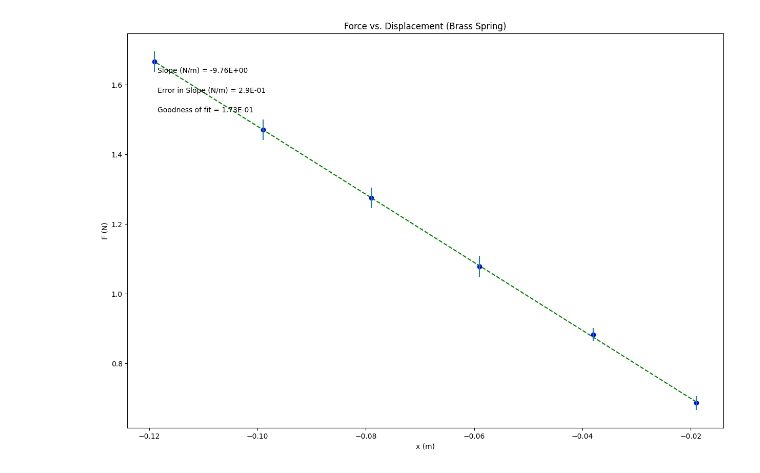
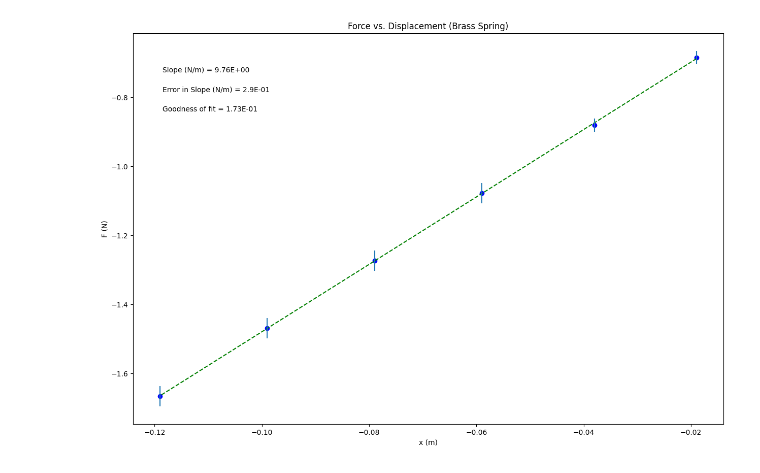
Before and after one commit to emoney175343/PHSX_216N, a Jupyter notebook: PHSX_216N_Brass.ipynb, the cells around one changed output. Saved outputs shown, nothing was run; the diff lists cells and outputs as text; code cells hidden in the pictures.

```diff
--- a/PHSX_216N_Brass.ipynb
+++ b/PHSX_216N_Brass.ipynb
@@ -16,7 +16,7 @@ import matplotlib.pyplot as plt
 #CHANGE THE VARIABLE NAMES and numbers to match your data
 
 x = np.array([-0.019, -0.038, -0.059, -0.079, -0.099, -0.119]) #what are units?
-F = np.array([0.686, 0.882, 1.078, 1.274, 1.47, 1.666]) #what are units?
+F = np.array([-0.686, -0.882, -1.078, -1.274, -1.47, -1.666]) #what are units?
 
 
 #-----------------------------------------------------------------------#
@@ -88,31 +88,31 @@ elif annotation_placement==3 or annotation_placement==4:
     ypos=[.2,.15,.1]
 
 #-----------------------------------------------------------------------#
 #Don't need to change anything in this section!
 
 #Plot data on graph. Plot error bars and place values for slope,
 #error in slope and goodness of fit on the plot using "annotate"
 
 plt.figure(figsize=(15,10))
 
 plt.plot(x, fit, color='green', linestyle='--')
 plt.scatter(x, y, color='blue', marker='o')
 
 plt.xlabel(x_label)
 plt.ylabel(y_label)
 plt.title(plot_title)
 
 plt.errorbar(x, y, yerr=dy, xerr=None, fmt="none") #don't need to plot x error bars
 
 plt.annotate('Slope ({}) = {value:.{digits}E}'.format(slope_units,value=m, digits=2),
              (xpos, ypos[0]), xycoords='axes fraction')
 
 plt.annotate('Error in Slope ({}) = {value:.{digits}E}'.format(slope_units,value=dm, digits=1),
              (xpos, ypos[1]), xycoords='axes fraction')
 
 plt.annotate('Goodness of fit = {value:.{digits}E}'.format(value=N, digits=2),
              (xpos, ypos[2]), xycoords='axes fraction')
 
 plt.show()
 # %% [output]
-[figure, old version]
+[figure, new version]
```
